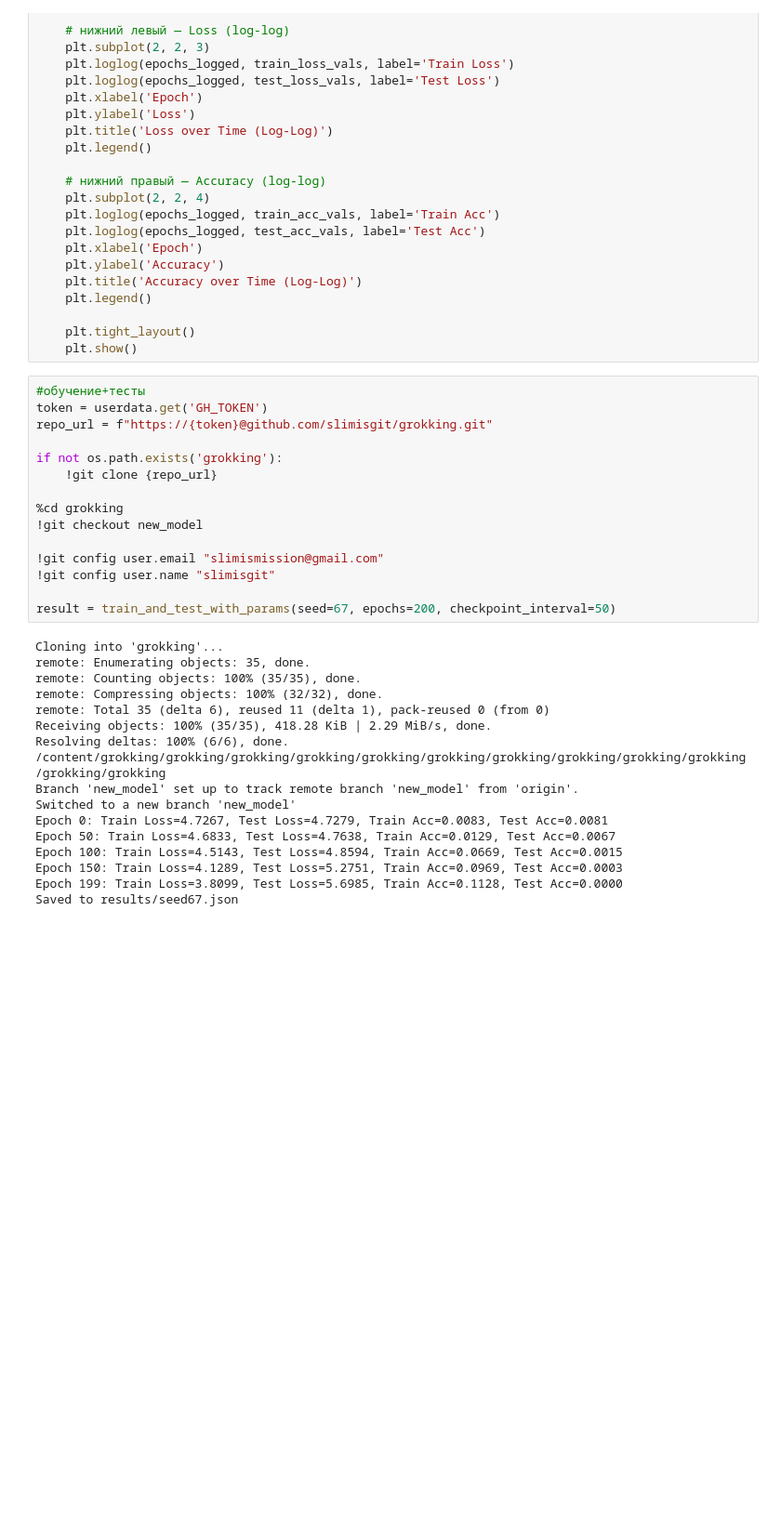
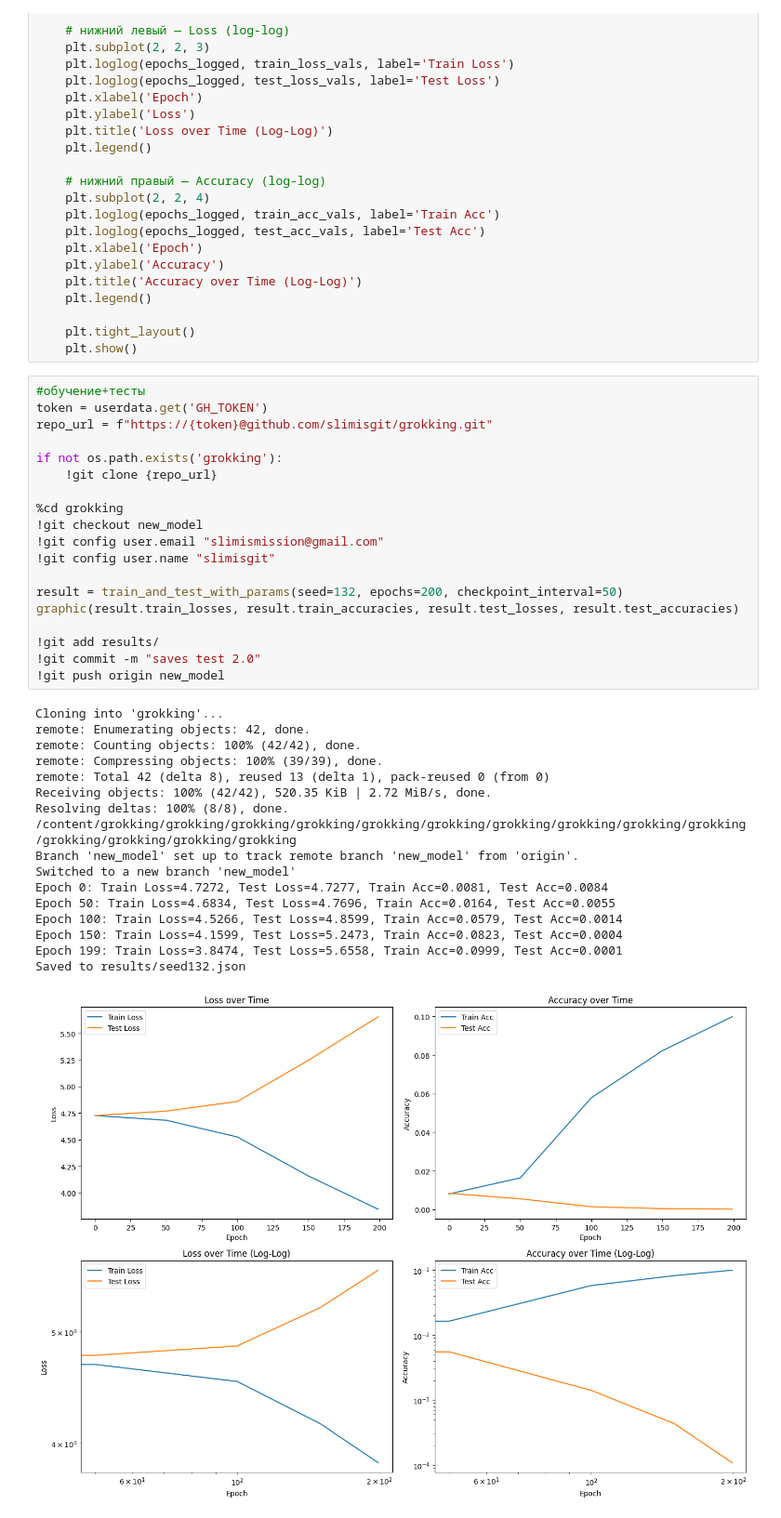
Before and after one commit to slimisgit/grokking, a Jupyter notebook: report.ipynb, the cells around one changed output. Shown at 93% size. Drawn from its saved outputs; the diff is of its cells as text; blank space fills up the shorter version.

Commit message:
saves with bad class

```diff
--- a/report.ipynb
+++ b/report.ipynb
@@ -258,32 +258,37 @@ def graphic(train_losses, train_accuracies, test_losses, test_accuracies):
 # %%
 #обучение+тесты
 token = userdata.get('GH_TOKEN')
 repo_url = f"https://{token}@github.com/slimisgit/grokking.git"
 
 if not os.path.exists('grokking'):
     !git clone {repo_url}
 
 %cd grokking
 !git checkout new_model
-
 !git config user.email "slimismission@gmail.com"
 !git config user.name "slimisgit"
 
-result = train_and_test_with_params(seed=67, epochs=200, checkpoint_interval=50)
+result = train_and_test_with_params(seed=132, epochs=200, checkpoint_interval=50)
+graphic(result.train_losses, result.train_accuracies, result.test_losses, result.test_accuracies)
+
+!git add results/
+!git commit -m "saves test 2.0"
+!git push origin new_model
 # %% [output]
 Cloning into 'grokking'...
-remote: Enumerating objects: 35, done.
-remote: Counting objects: 100% (35/35), done.
-remote: Compressing objects: 100% (32/32), done.
-remote: Total 35 (delta 6), reused 11 (delta 1), pack-reused 0 (from 0)
-Receiving objects: 100% (35/35), 418.28 KiB | 2.29 MiB/s, done.
-Resolving deltas: 100% (6/6), done.
-/content/grokking/grokking/grokking/grokking/grokking/grokking/grokking/grokking/grokking/grokking/grokking/grokking
+remote: Enumerating objects: 42, done.
+remote: Counting objects: 100% (42/42), done.
+remote: Compressing objects: 100% (39/39), done.
+remote: Total 42 (delta 8), reused 13 (delta 1), pack-reused 0 (from 0)
+Receiving objects: 100% (42/42), 520.35 KiB | 2.72 MiB/s, done.
+Resolving deltas: 100% (8/8), done.
+/content/grokking/grokking/grokking/grokking/grokking/grokking/grokking/grokking/grokking/grokking/grokking/grokking/grokking/grokking
 Branch 'new_model' set up to track remote branch 'new_model' from 'origin'.
 Switched to a new branch 'new_model'
-Epoch 0: Train Loss=4.7267, Test Loss=4.7279, Train Acc=0.0083, Test Acc=0.0081
-Epoch 50: Train Loss=4.6833, Test Loss=4.7638, Train Acc=0.0129, Test Acc=0.0067
-Epoch 100: Train Loss=4.5143, Test Loss=4.8594, Train Acc=0.0669, Test Acc=0.0015
-Epoch 150: Train Loss=4.1289, Test Loss=5.2751, Train Acc=0.0969, Test Acc=0.0003
-Epoch 199: Train Loss=3.8099, Test Loss=5.6985, Train Acc=0.1128, Test Acc=0.0000
-Saved to results/seed67.json
+Epoch 0: Train Loss=4.7272, Test Loss=4.7277, Train Acc=0.0081, Test Acc=0.0084
+Epoch 50: Train Loss=4.6834, Test Loss=4.7696, Train Acc=0.0164, Test Acc=0.0055
+Epoch 100: Train Loss=4.5266, Test Loss=4.8599, Train Acc=0.0579, Test Acc=0.0014
+Epoch 150: Train Loss=4.1599, Test Loss=5.2473, Train Acc=0.0823, Test Acc=0.0004
+Epoch 199: Train Loss=3.8474, Test Loss=5.6558, Train Acc=0.0999, Test Acc=0.0001
+Saved to results/seed132.json
+[figure, added]
```
Also changed, not shown: parts of 3 cells of this notebook.
